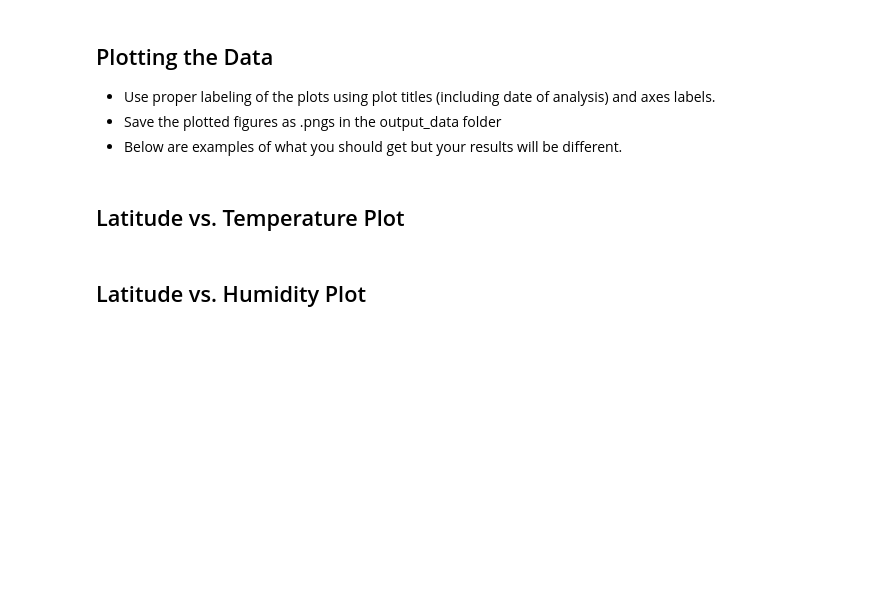
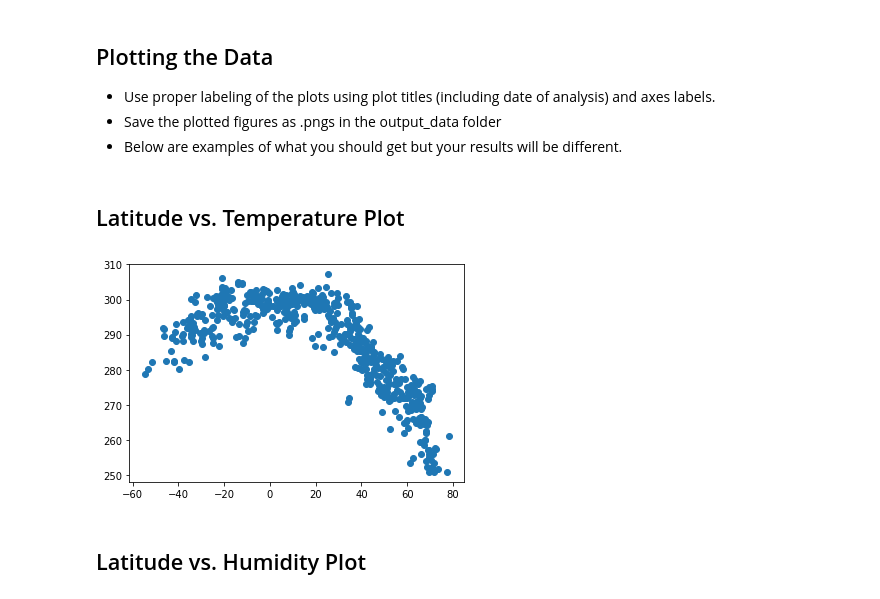
Before and after one commit to valputla/Python-API-Challenge, a Jupyter notebook: WeatherPy/WeatherPy.ipynb, the cells around one changed output. Cells and saved outputs as stored; diff of their text form; code cells hidden in the pictures; blank space fills up the shorter version.

Commit message:
Scatterplot

```diff
--- a/WeatherPy/WeatherPy.ipynb
+++ b/WeatherPy/WeatherPy.ipynb
@@ -81,0 +64,29 @@ cities = ['nikolskoye', 'yellowknife', 'taolanaro', 'jamestown', 'tiksi', 'bluff
+# %%
+print("Beginning Data Retrieval")
+print("-------------------------")
+counter = 1
+city = 1
+weather_check = []
+
+
+url = "https://api.openweathermap.org/data/2.5/weather"
+
+params = {"appid": api_key}
+
+for city in range(len(cities)):
+
+    params["city"] = city
+
+    response = requests.get(url, params = params)
+    weather_check = response.json()
+
+    try:
+        print(f"Processing Record {city} of Set {counter} | {cities[city]}")
+
+    except(IndexError):
+        print("City not found. Skipping...")
+        counter += 1
+        city =+ 0
+print("-------------------------")
+print("Data Retrieval Complete")
+print("-------------------------")
@@ -233,0 +212,4 @@ Skip this step if there are no cities that have humidity > 100%.
+# %%
+weather_df = weather_df[weather_df['Lat'] != 0]
+count_missing_info = (weather_df['Lng'] == 0).sum()
+print(f"Number of cities with missing info: {count_missing_info}")
@@ -238,6 +222,11 @@ Skip this step if there are no cities that have humidity > 100%.
 * Below are examples of what you should get but your results will be different.
 # %% [markdown]
 ## Latitude vs. Temperature Plot
+# %%
+plt.scatter(weather_df["Lat"], weather_df["Max Temp"])
+plt.show()
+# %% [output]
+[figure, added]
 # %% [markdown]
 ## Latitude vs. Humidity Plot
 # %% [markdown]
```
Also changed, not shown: parts of 15 cells of this notebook, 1 other file.
